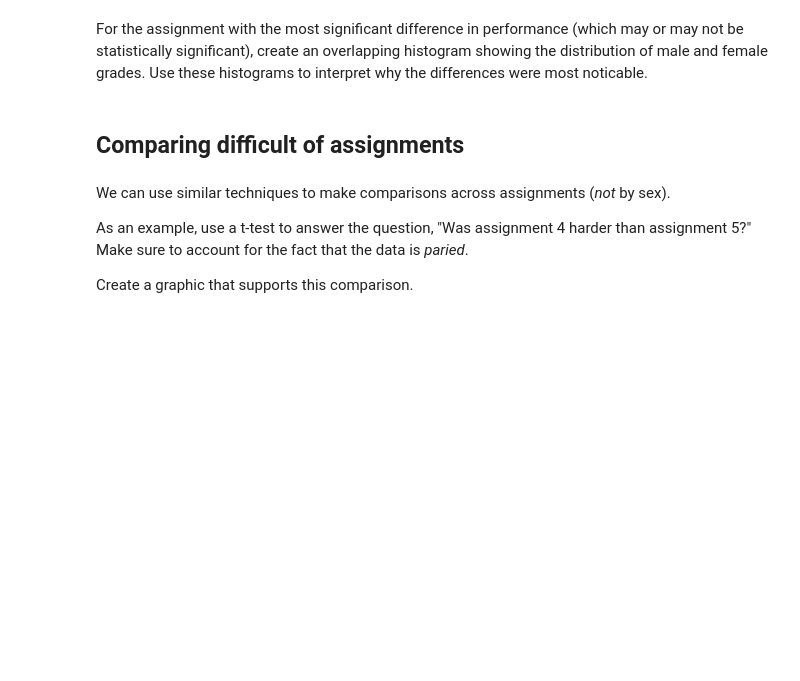
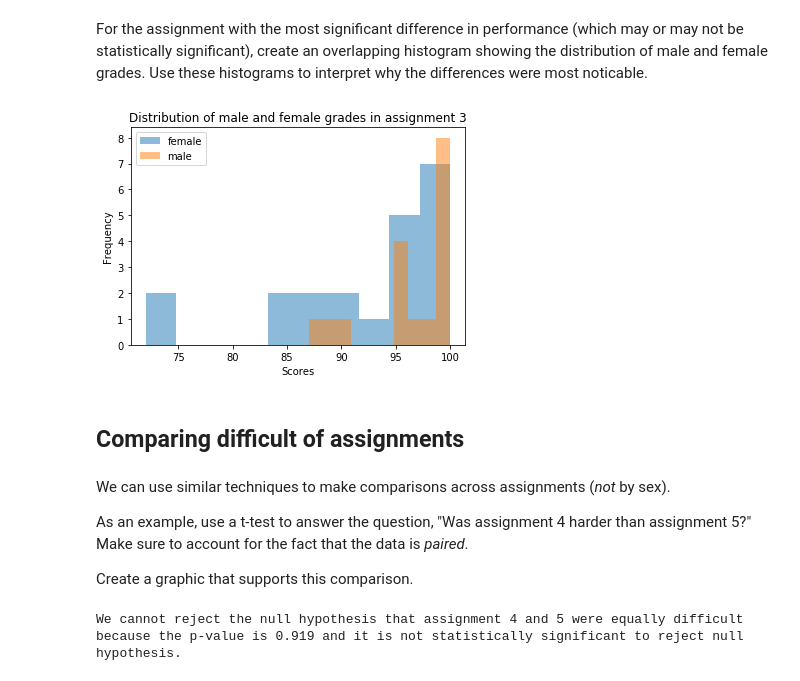
Before and after one commit to poojaram/datascience-stat-tests, a Jupyter notebook: 01-t-tests.ipynb, the cells around one changed output. Saved outputs shown, nothing was run; the diff lists cells and outputs as text; code cells hidden in the pictures; blank space fills up the shorter version.

```diff
--- a/01-t-tests.ipynb
+++ b/01-t-tests.ipynb
@@ -25,2 +58,12 @@ Is there an observed and significant different by sex?
 # %% [markdown]
 ## Now run a t-test on each assignment (feel free to use a loop)
+# %%
+female = grades[grades.sex=='f']
+male = grades[grades.sex=='m']
+
+p_values = []
+
+for i in range(7):
+    p_values.append(stats.ttest_ind(female.iloc[:,i+2], male.iloc[:,i+2]))
+
+p_values
@@ -33,6 +85,21 @@ Were there any assignments with an observed difference in male and female grades
 # %% [markdown]
 For the assignment with the most significant difference in performance (which may or may not be statistically significant), create an overlapping histogram showing the distribution of male and female grades.
 Use these histograms to interpret why the differences were most noticable.
+# %%
+x_values = female.iloc[:,4]
+y_values = male.iloc[:,4]
+
+#bins = np.linspace(-10, 10, 100)
+
+plt.hist(x_values, alpha=0.5, label='female')
+plt.hist(y_values, alpha=0.5, label='male')
+plt.legend(loc='upper left')
+plt.xlabel("Scores")
+plt.ylabel("Frequency")
+plt.title("Distribution of male and female grades in assignment 3")
+plt.show()
+# %% [output]
+[figure, added]
 # %% [markdown]
 ## Comparing difficult of assignments
 # %% [markdown]
@@ -40,7 +107,15 @@ We can use similar techniques to make comparisons across assignments (*not* by s
 
 
 As an example, use a t-test to answer the question, "Was assignment 4 harder than assignment 5?"
-Make sure to account for the fact that the data is *paried*.
+Make sure to account for the fact that the data is *paired*.
 
 
 Create a graphic that supports this comparison.
+# %%
+assignment_4 = grades.iloc[:,5]
+assignment_5 = grades.iloc[:,6]
+p = stats.ttest_rel(assignment_4, assignment_5)
+
+print("We cannot reject the null hypothesis that assignment 4 and 5 were equally difficult because the p-value is 0.919 and it is not statistically significant to reject null hypothesis.")
+# %% [output]
+We cannot reject the null hypothesis that assignment 4 and 5 were equally difficult because the p-value is 0.919 and it is not statistically significant to reject null hypothesis.
```
Also changed, not shown: parts of 10 cells of this notebook, 3 other files.
